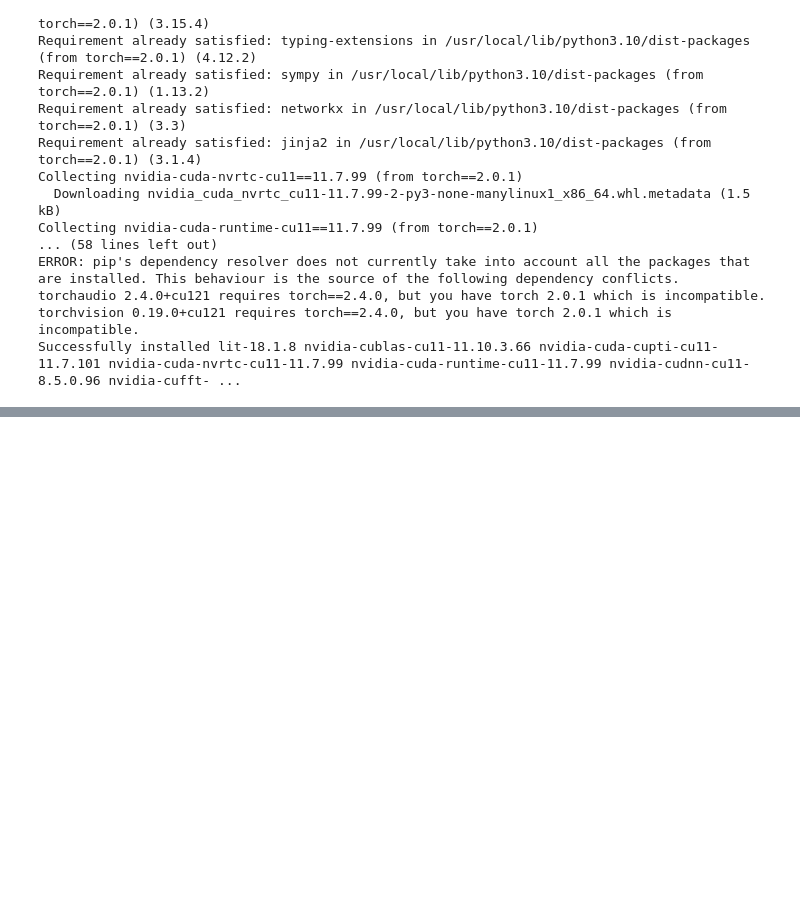
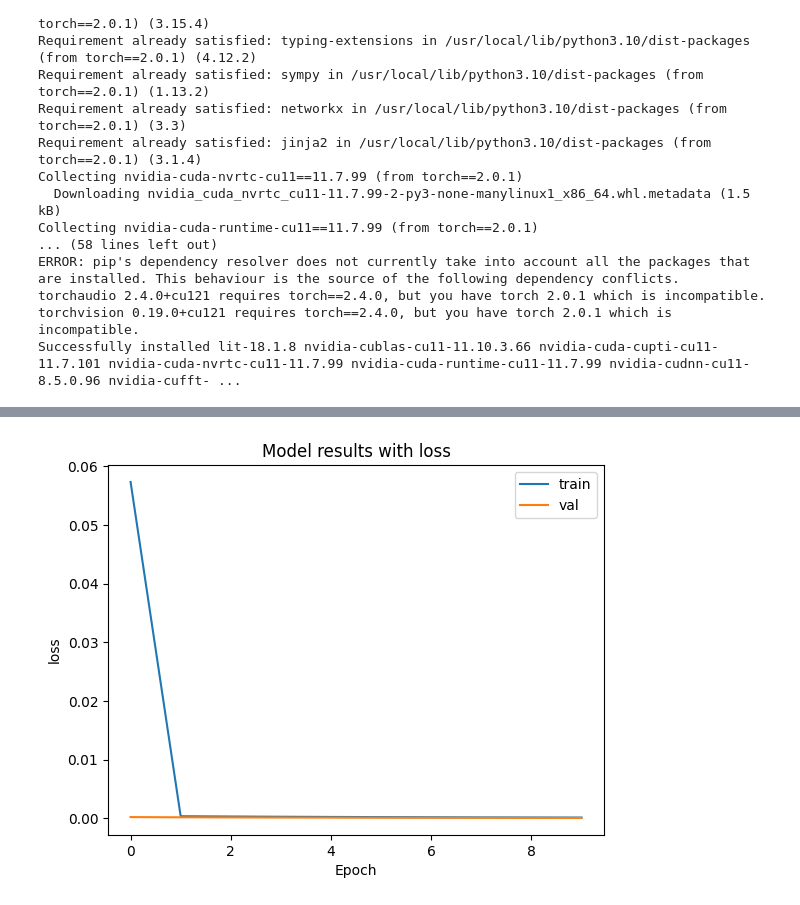
Before and after one commit to HromovAndrey/II_mood_6_part2.1, a Jupyter notebook: Практика_text_classification.ipynb, the cells around one changed output, grey strips where cells are left out. Saved outputs shown, nothing was run; the diff lists cells and outputs as text; code cells hidden in the pictures; blank space fills up the shorter version.

```diff
--- a/Практика_text_classification.ipynb
+++ b/Практика_text_classification.ipynb
@@ -154,0 +120,18 @@ RuntimeError: no vectors found at /kaggle/input/glove6b/glove.6B.50d.txt
+# %%
+class PositionalEncoding(nn.Module):
+
+    def __init__(self, d_model: int, dropout: float = 0.1, max_len: int = 5000):
+        super().__init__()
+        self.dropout = nn.Dropout(p=dropout)
+
+        position = torch.arange(max_len).unsqueeze(1)
+        div_term = torch.exp(torch.arange(0, d_model, 2) * (-math.log(10000.0) / d_model))
+        pe = torch.zeros(1, max_len, d_model)
+        pe[0, :, 0::2] = torch.sin(position * div_term)
+        pe[0, :, 1::2] = torch.cos(position * div_term)
+        self.register_buffer('pe', pe)
+
+    def forward(self, x: Tensor) -> Tensor:
+
+        x = x + self.pe[:, :x.size(1)]
+        return self.dropout(x)
@@ -154,0 +205,3 @@ RuntimeError: no vectors found at /kaggle/input/glove6b/glove.6B.50d.txt
+# %%
+loss_fn = nn.CrossEntropyLoss()
+optimizer = torch.optim.AdamW(model.parameters(), lr=0.0001)
@@ -154,0 +313,8 @@ RuntimeError: no vectors found at /kaggle/input/glove6b/glove.6B.50d.txt
+# %%
+from sklearn.metrics import accuracy_score, roc_auc_score
+
+history = train(model, optimizer, loss_fn, train_loader, test_loader,
+                epochs=10,
+                metrics=[accuracy_score],
+                device=device,
+                task='multiclass')
@@ -154,0 +336,15 @@ RuntimeError: no vectors found at /kaggle/input/glove6b/glove.6B.50d.txt
+# %%
+import matplotlib.pyplot as plt
+
+def plot_metric(history, name):
+    plt.title(f"Model results with {name}")
+    plt.plot(history[name], label='train')
+    plt.plot(history['val_'+name], label='val')
+    plt.xlabel('Epoch')
+    plt.ylabel(name)
+    plt.legend()
+
+
+plot_metric(history, 'loss')
+# %% [output]
+[figure, added]
```
Also changed, not shown: parts of 15 cells of this notebook.
